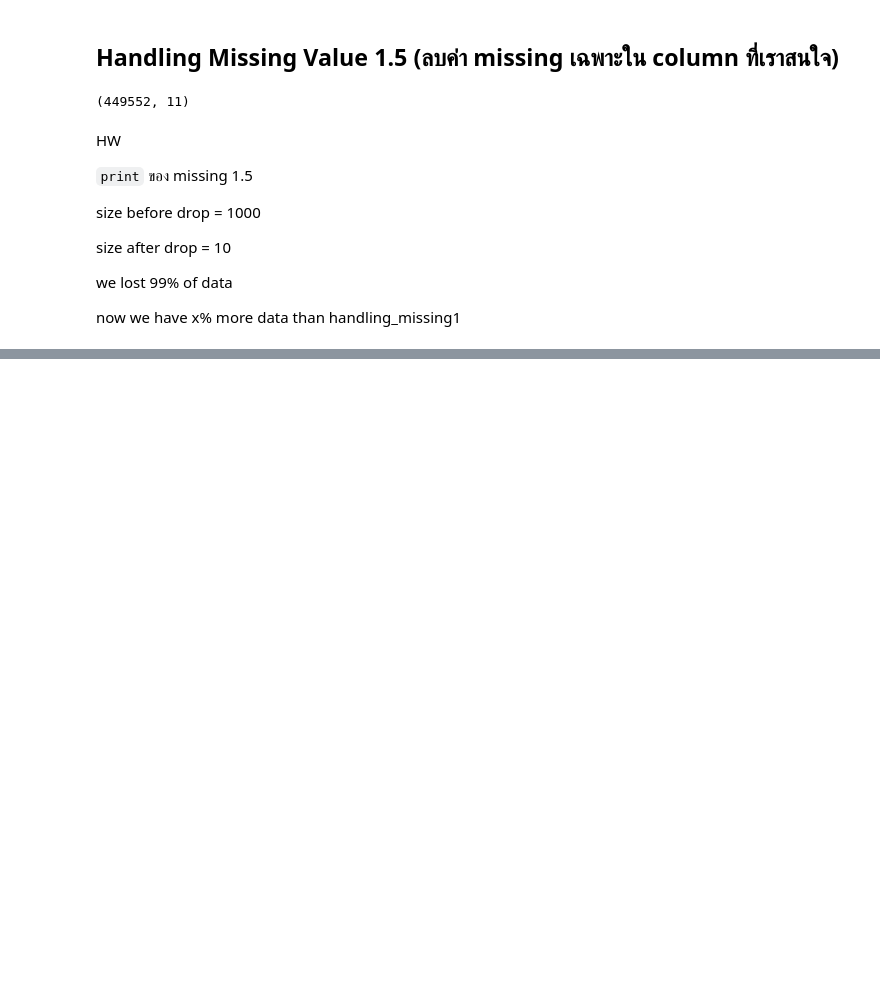
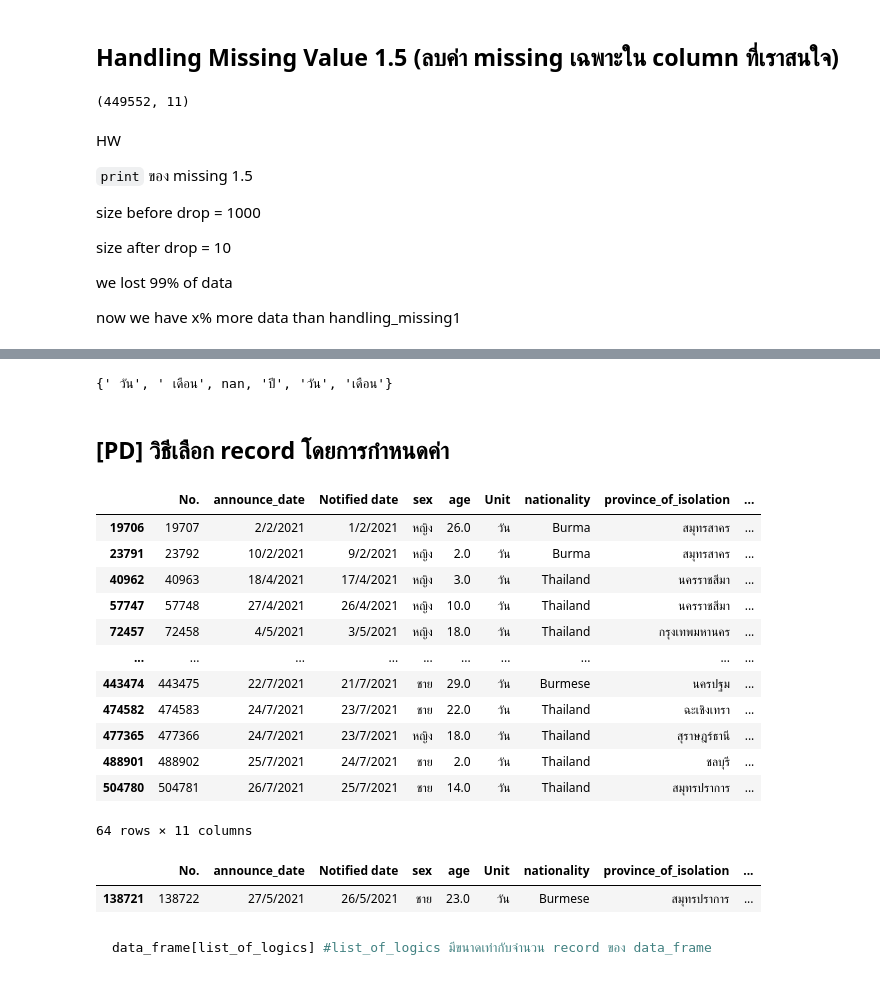
Before and after one commit to tohnperfect/DPDM2021, a Jupyter notebook: Data_Preprocessing_(Chapter_3).ipynb, the cells around one changed output, grey strips where cells are left out. Cells and saved outputs as stored; diff of their text form; code cells hidden in the pictures; blank space fills up the shorter version.

````diff
--- a/Data_Preprocessing_(Chapter_3).ipynb
+++ b/Data_Preprocessing_(Chapter_3).ipynb
@@ -254,0 +336,31 @@ now we have x% more data than handling_missing1
+# %%
+set(data_cases['Unit']) ## หา unique values
+# %% [output]
+{' วัน', ' เดือน', nan, 'ปี', 'วัน', 'เดือน'}
+# %% [markdown]
+## [PD] วิธีเลือก record โดยการกำหนดค่า
+# %%
+data_cases[data_cases['Unit']=='วัน']
+# %% [output]
+|  | No. | announce_date | Notified date | sex | age | Unit | nationality | province_of_isolation | ... |
+| 19706 | 19707 | 2/2/2021 | 1/2/2021 | หญิง | 26.0 | วัน | Burma | สมุทรสาคร | ... |
+| 23791 | 23792 | 10/2/2021 | 9/2/2021 | หญิง | 2.0 | วัน | Burma | สมุทรสาคร | ... |
+| 40962 | 40963 | 18/4/2021 | 17/4/2021 | หญิง | 3.0 | วัน | Thailand | นครราชสีมา | ... |
+| 57747 | 57748 | 27/4/2021 | 26/4/2021 | หญิง | 10.0 | วัน | Thailand | นครราชสีมา | ... |
+| 72457 | 72458 | 4/5/2021 | 3/5/2021 | หญิง | 18.0 | วัน | Thailand | กรุงเทพมหานคร | ... |
+| ... | ... | ... | ... | ... | ... | ... | ... | ... | ... |
+| 443474 | 443475 | 22/7/2021 | 21/7/2021 | ชาย | 29.0 | วัน | Burmese | นครปฐม | ... |
+| 474582 | 474583 | 24/7/2021 | 23/7/2021 | ชาย | 22.0 | วัน | Thailand | ฉะเชิงเทรา | ... |
+| 477365 | 477366 | 24/7/2021 | 23/7/2021 | หญิง | 18.0 | วัน | Thailand | สุราษฎร์ธานี | ... |
+| 488901 | 488902 | 25/7/2021 | 24/7/2021 | ชาย | 2.0 | วัน | Thailand | ชลบุรี | ... |
+| 504780 | 504781 | 26/7/2021 | 25/7/2021 | ชาย | 14.0 | วัน | Thailand | สมุทรปราการ | ... |
+64 rows × 11 columns
+# %%
+data_cases[data_cases['Unit']==' วัน']
+# %% [output]
+|  | No. | announce_date | Notified date | sex | age | Unit | nationality | province_of_isolation | ... |
+| 138721 | 138722 | 27/5/2021 | 26/5/2021 | ชาย | 23.0 | วัน | Burmese | สมุทรปราการ | ... |
+# %% [markdown]
+```python
+data_frame[list_of_logics] #list_of_logics มีขนาดเท่ากับจำนวน record ของ data_frame
+```
````
Also changed, not shown: parts of 12 cells of this notebook.
